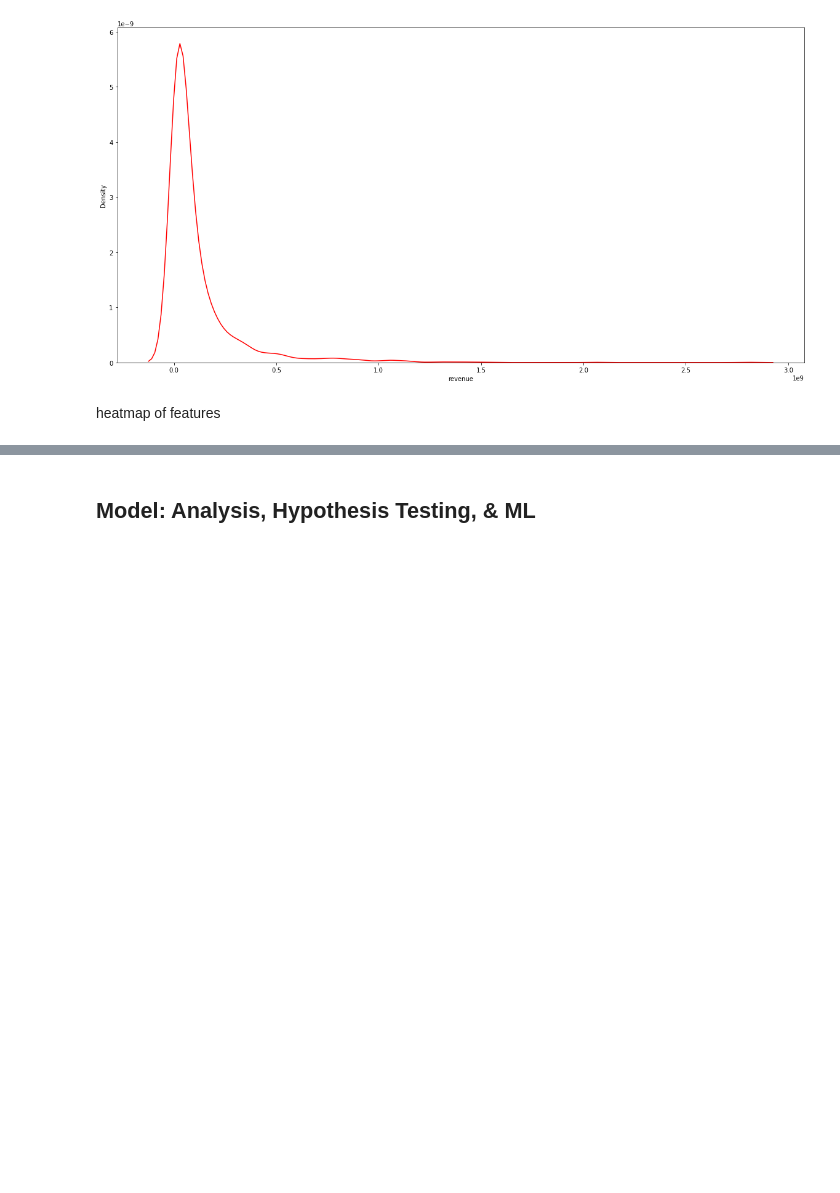
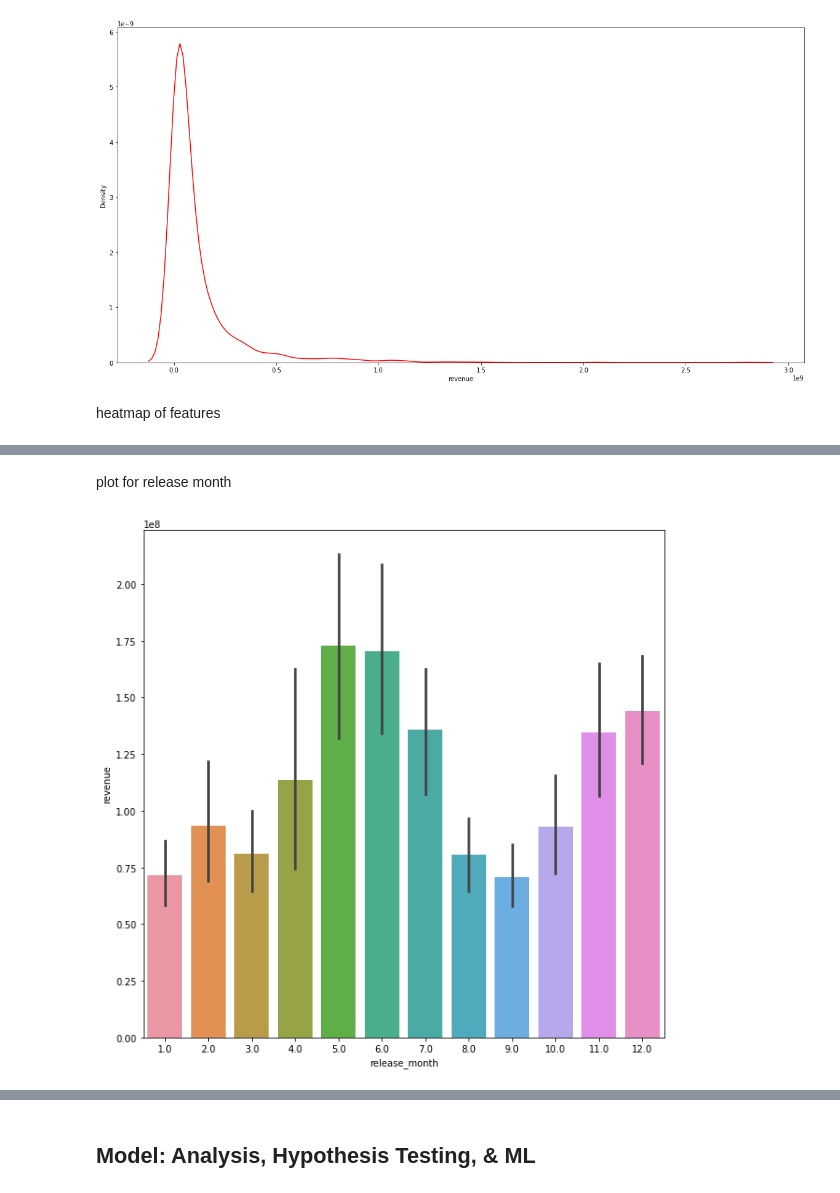
Before and after one commit to cmsc320-gautham-evan-arjun/cmsc320-gautham-evan-arjun.github.io, a Jupyter notebook: finaltutorial.ipynb, the cells around one changed output, grey strips where cells are left out. Drawn from its saved outputs; the diff is of its cells as text; code cells hidden in the pictures; blank space fills up the shorter version.

```diff
--- a/finaltutorial.ipynb
+++ b/finaltutorial.ipynb
@@ -579,0 +639,9 @@ plt.tight_layout()
+# %% [markdown]
+plot for release month
+# %%
+ax = sns.barplot(data= movie_df, x = 'release_month', y = 'revenue')
+ax.figure.set_size_inches(10, 10)
+#ax.set_xticklabels(ax.get_xticklabels(), fontsize=7)
+plt.show()
+# %% [output]
+[figure, added]
```
Also changed, not shown: parts of 24 cells of this notebook.
